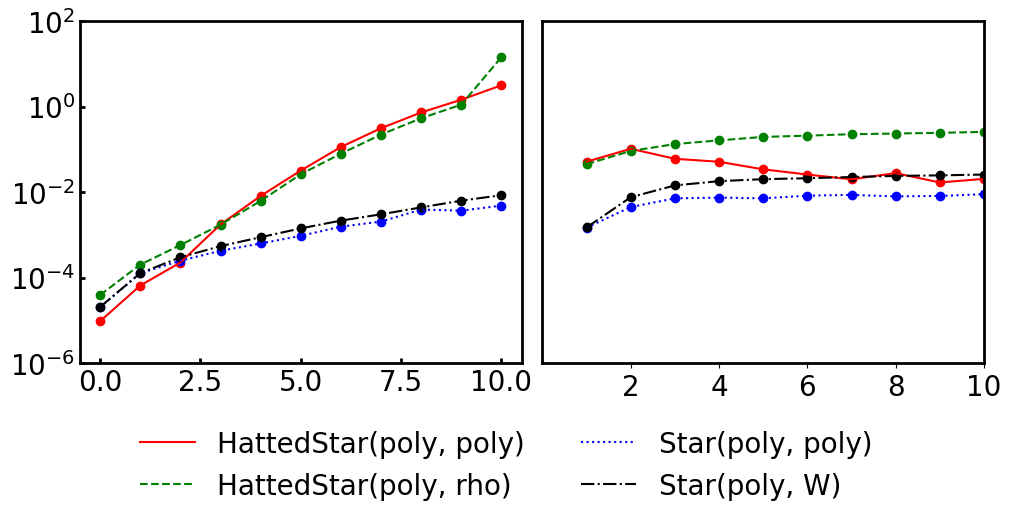
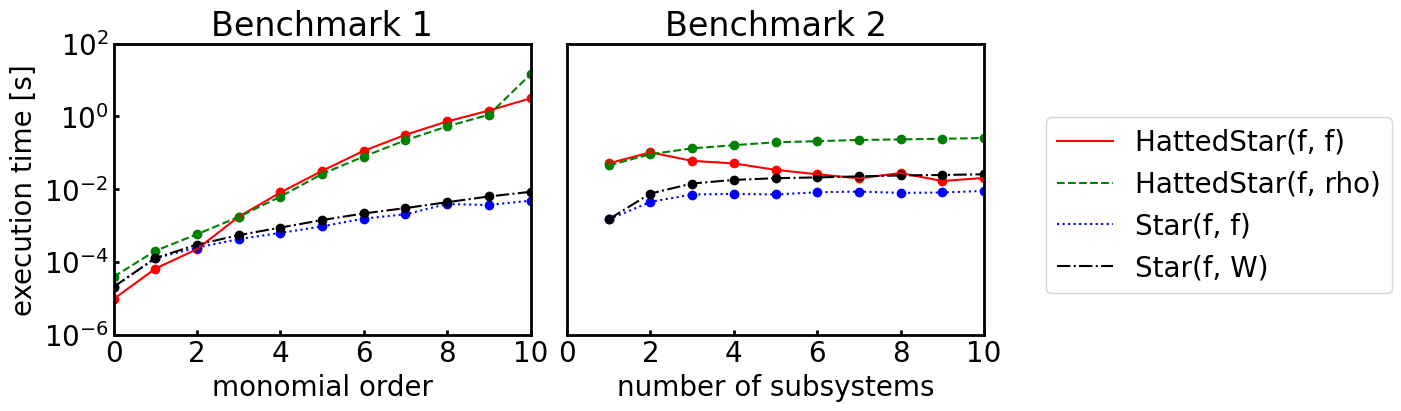
Code edit (unified diff) that turned the first committed figure into the second:
--- before
+++ after
@@ -13,8 +13,8 @@
             c = ["r", "g", "b", "k"][i],
             ls = ["-", "--", ":", "-."][i],
-            label = ["HattedStar(poly, poly)",
-                     "HattedStar(poly, rho)",
-                     "Star(poly, poly)",
-                     "Star(poly, W)"][i])
+            label = ["HattedStar(f, f)",
+                     "HattedStar(f, rho)",
+                     "Star(f, f)",
+                     "Star(f, W)"][i])
     ax.scatter(n_var,
                dur_avg,
@@ -24,4 +24,8 @@
     ax.tick_params(axis="both", which="both", direction='in', width=2)
     ax.set_ylabel("execution time [s]")
+    ax.set_xticks([0,2,4,6,8,10])
+    ax.set_xlabel("monomial order")
+    ax.set_title("Benchmark 1")
+    ax.set_xlim(0, 10)
 
     n_sub, dur_avg = np.loadtxt(f"benchmark-data/benchmark_2_{sss}.txt", unpack=True)
@@ -37,8 +41,12 @@
     ax.set_yscale("log")
     ax.set_xlim(0, 10)
-    ax.set_xticks([2,4,6,8,10])
+    ax.set_xlabel("number of subsystems")
+    ax.set_xticks([0,2,4,6,8,10])
     ax.set_ylim(1e-6, 1e2)
     ax.set_yticks([])
     ax.tick_params(axis="both", which="both", direction='in', width=2)
+    ax.set_title("Benchmark 2")
     
-fig.legend(ncols=2, loc="lower center", bbox_to_anchor=(0.5, -0.3), frameon=False)
+fig.legend(ncols=1, loc="center right", bbox_to_anchor=(1.4, 0.5), frameon=True, fontsize=20)
+
+plt.savefig("benchmark.pdf", dpi=600, bbox_inches="tight")

Commit: updated benchmark